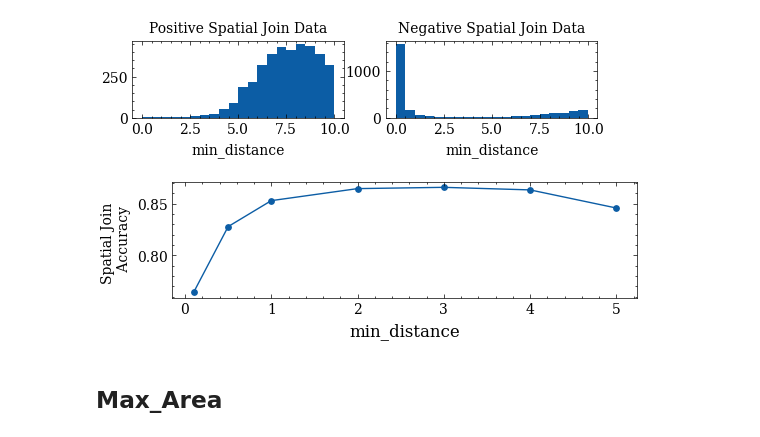
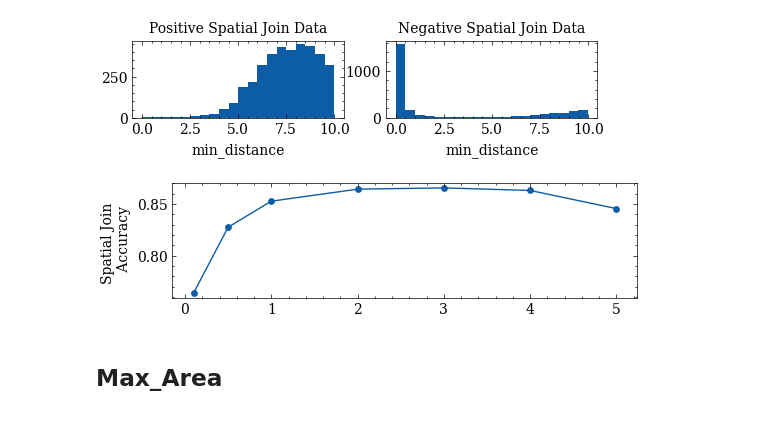
Before and after one commit to BeanHam/2024-spatial-data-integration, a Jupyter notebook: join_task/inference_results/heuristics.ipynb, the cells around one changed output. Cells and saved outputs as stored; diff of their text form; code cells hidden in the pictures.

```diff
--- a/join_task/inference_results/heuristics.ipynb
+++ b/join_task/inference_results/heuristics.ipynb
@@ -107,18 +107,18 @@ pass
 # %%
 metrics=[0.1,0.5,1,2,3,4,5]
 accuracy=[]
 for m in metrics:
     pred=np.array(train['min_euc_dist'])>=m
     accuracy.append(accuracy_score(train_gt, pred))
 plt.figure(figsize=(6,1.5))
 plt.plot(metrics,accuracy,label='accuracy')
 plt.scatter(metrics, accuracy,s=15)
 plt.ylabel('Spatial Join \n Accuracy', fontsize=10)
-plt.xlabel('min_distance', fontsize=12)
-#plt.savefig(f"../../misc/join_task_min_distance_train_acc.png", bbox_inches='tight',pad_inches=0.01, dpi=600)
+#plt.xlabel('min_distance', fontsize=12)
+plt.savefig(f"../../visualizations/join_task_min_distance_train_acc.png", bbox_inches='tight',pad_inches=0.01, dpi=600)
 pass
 # %% [output]
-[figure, old version]
+[figure, new version]
 # %% [markdown]
 ## Max_Area
 # %%
```
Also changed, not shown: parts of 7 cells of this notebook, 19 other files.
